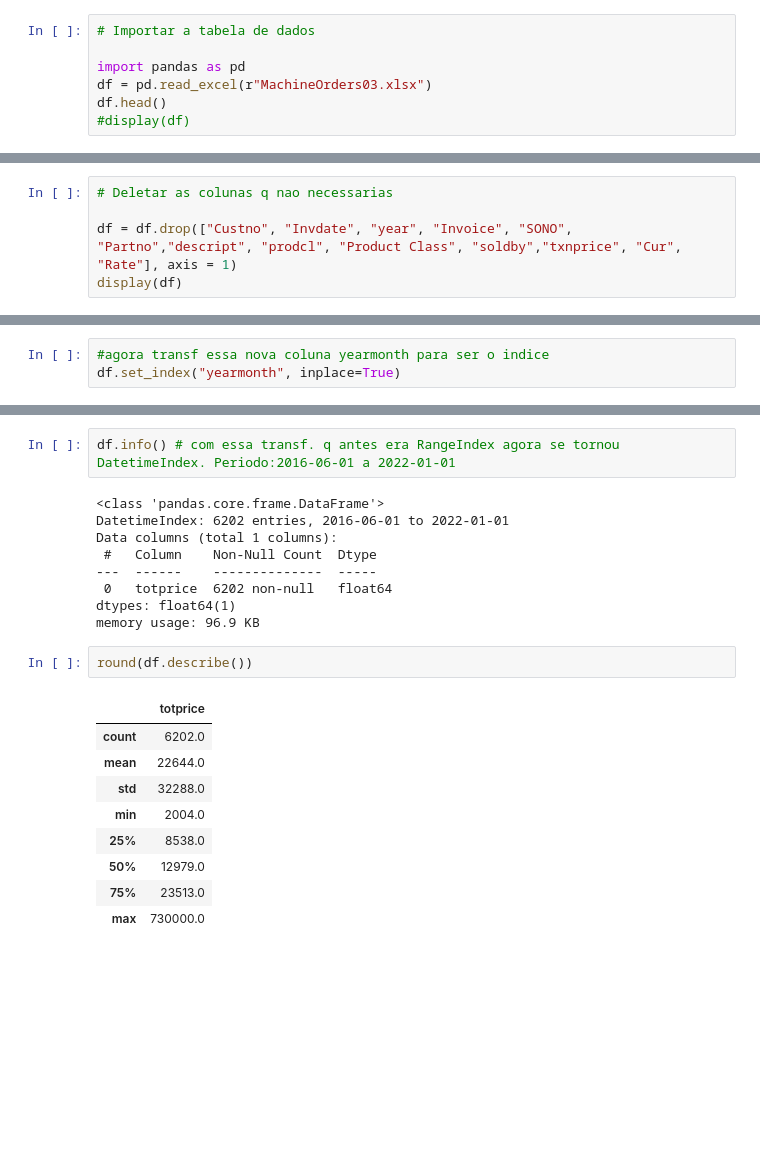
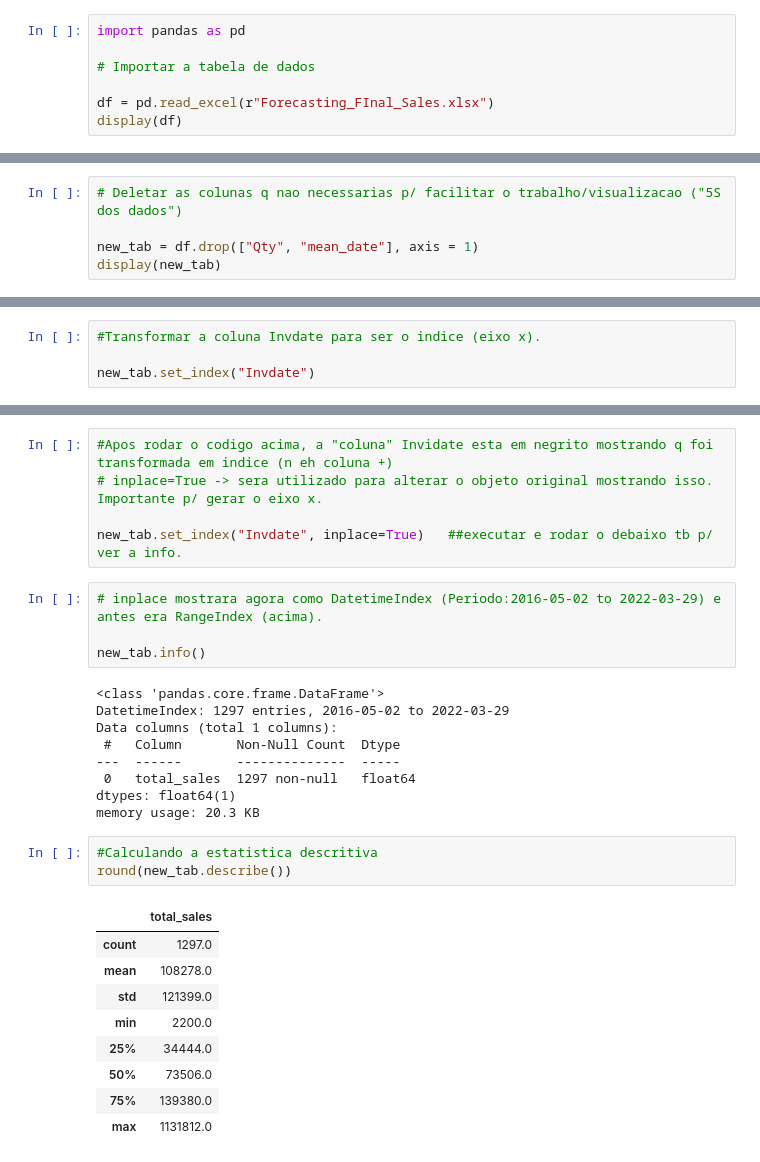
Before and after one commit to Keylla-Rodrigues/Forescasting-sales, a Jupyter notebook: Forecasting-sales.ipynb, the cells around one changed output, grey strips where cells are left out. Saved outputs shown, nothing was run; the diff lists cells and outputs as text; blank space fills up the shorter version.

```diff
--- a/Forecasting-sales.ipynb
+++ b/Forecasting-sales.ipynb
@@ -16,8 +12,8 @@ Objetivo: prever vendas utilizando dados de vendas ocorridas no período de 2016
 # %%
+import pandas as pd
+
 # Importar a tabela de dados
 
-import pandas as pd
-df = pd.read_excel(r"MachineOrders03.xlsx")
-df.head()
-#display(df)
+df = pd.read_excel(r"Forecasting_FInal_Sales.xlsx")
+display(df)
 # %% [output]
@@ -30,6 +33,6 @@ df.head()
 # %%
-# Deletar as colunas q nao necessarias
+# Deletar as colunas q nao necessarias p/ facilitar o trabalho/visualizacao ("5S dos dados")
 
-df = df.drop(["Custno", "Invdate", "year", "Invoice", "SONO", "Partno","descript", "prodcl", "Product Class", "soldby","txnprice", "Cur", "Rate"], axis = 1)
-display(df)
+new_tab = df.drop(["Qty", "mean_date"], axis = 1)
+display(new_tab)
 # %% [output]
@@ -97,3 +69,4 @@ memory usage: 97.0 KB
 # %%
-#agora transf essa nova coluna yearmonth para ser o indice
-df.set_index("yearmonth", inplace=True)
+#Transformar a coluna Invdate para ser o indice (eixo x).
+
+new_tab.set_index("Invdate")
@@ -100,23 +88,31 @@ df.set_index("yearmonth", inplace=True)
+# %%
+#Apos rodar o codigo acima, a "coluna" Invidate esta em negrito mostrando q foi transformada em indice (n eh coluna +)
+# inplace=True -> sera utilizado para alterar o objeto original mostrando isso. Importante p/ gerar o eixo x.
+
+new_tab.set_index("Invdate", inplace=True)   ##executar e rodar o debaixo tb p/ ver a info.
 # %%
-df.info() # com essa transf. q antes era RangeIndex agora se tornou DatetimeIndex. Periodo:2016-06-01 a 2022-01-01
+# inplace mostrara agora como DatetimeIndex (Periodo:2016-05-02 to 2022-03-29) e antes era RangeIndex (acima).
+
+new_tab.info()
 # %% [output]
 <class 'pandas.core.frame.DataFrame'>
-DatetimeIndex: 6202 entries, 2016-06-01 to 2022-01-01
+DatetimeIndex: 1297 entries, 2016-05-02 to 2022-03-29
 Data columns (total 1 columns):
- #   Column    Non-Null Count  Dtype
----  ------    --------------  -----
- 0   totprice  6202 non-null   float64
+ #   Column       Non-Null Count  Dtype
+---  ------       --------------  -----
+ 0   total_sales  1297 non-null   float64
 dtypes: float64(1)
-memory usage: 96.9 KB
+memory usage: 20.3 KB
 # %%
-round(df.describe())
+#Calculando a estatistica descritiva
+round(new_tab.describe())
 # %% [output]
-|  | totprice |
-| count | 6202.0 |
-| mean | 22644.0 |
-| std | 32288.0 |
-| min | 2004.0 |
-| 25% | 8538.0 |
-| 50% | 12979.0 |
-| 75% | 23513.0 |
-| max | 730000.0 |
+|  | total_sales |
+| count | 1297.0 |
+| mean | 108278.0 |
+| std | 121399.0 |
+| min | 2200.0 |
+| 25% | 34444.0 |
+| 50% | 73506.0 |
+| 75% | 139380.0 |
+| max | 1131812.0 |
```
Also changed, not shown: parts of 16 cells of this notebook.
